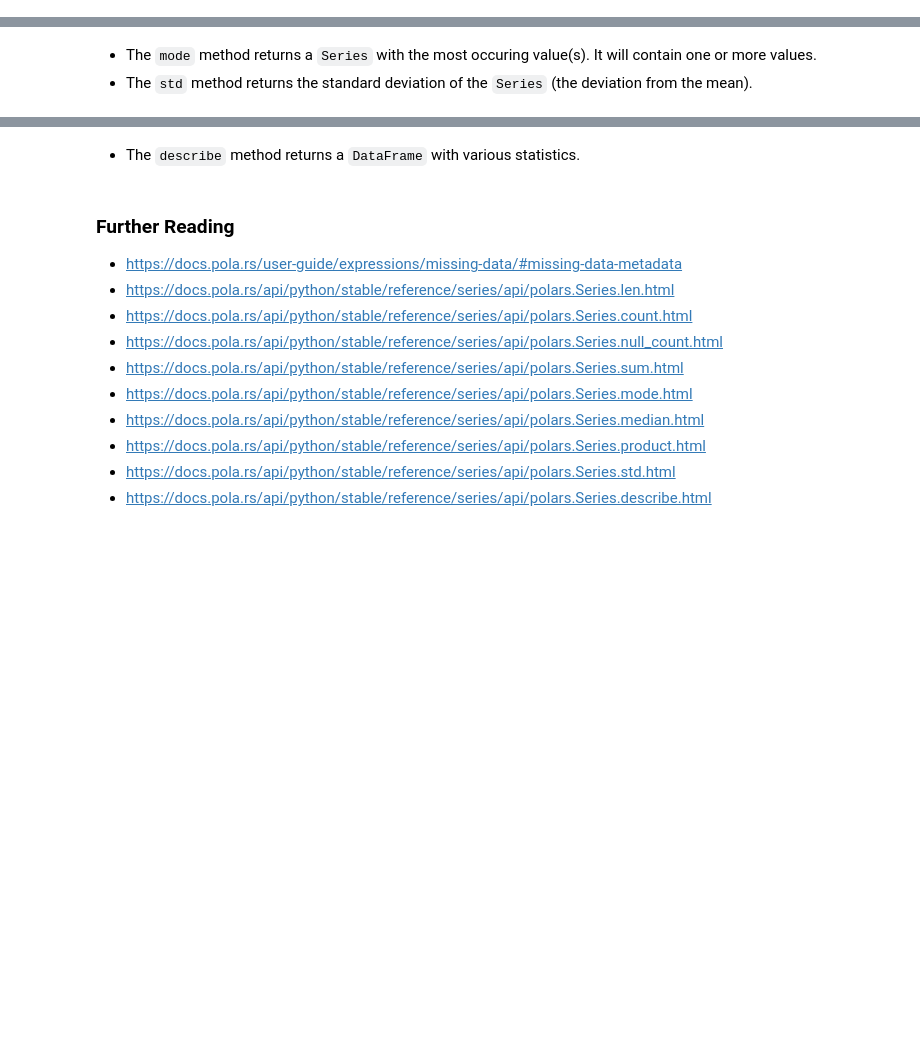
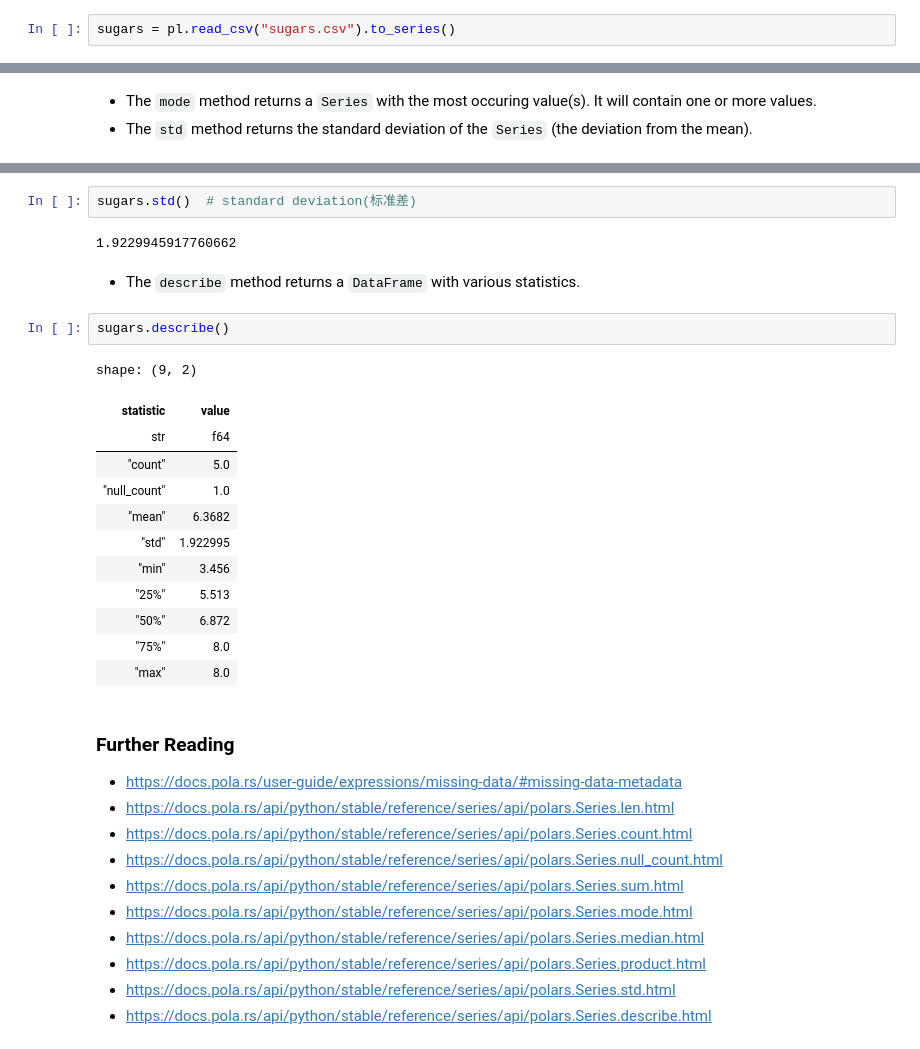
Before and after one commit to yaowenqiang/Data-Analysis-with-Polars-and-Python, a Jupyter notebook: incomplete/03 - Series.ipynb, the cells around one changed output, grey strips where cells are left out. Cells and saved outputs as stored; diff of their text form; blank space fills up the shorter version.

```diff
--- a/incomplete/03 - Series.ipynb
+++ b/incomplete/03 - Series.ipynb
@@ -190,3 +575,5 @@ Eloria,3,10,7
 
 - The `len` method returns the length of the `Series` (the number of rows). Polars will include `null` values.
 - The `count` method counts the number of non-null values.
+# %%
+sugars = pl.read_csv("sugars.csv").to_series()
@@ -207,5 +634,24 @@ Eloria,3,10,7
+# %%
+sugars.std()  # standard deviation(标准差)
+# %% [output]
+1.9229945917760662
 # %% [markdown]
 - The `describe` method returns a `DataFrame` with various statistics.
+# %%
+sugars.describe()
+# %% [output]
+shape: (9, 2)
+| statistic | value |
+| str | f64 |
+| "count" | 5.0 |
+| "null_count" | 1.0 |
+| "mean" | 6.3682 |
+| "std" | 1.922995 |
+| "min" | 3.456 |
+| "25%" | 5.513 |
+| "50%" | 6.872 |
+| "75%" | 8.0 |
+| "max" | 8.0 |
 # %% [markdown]
 ### Further Reading
 - https://docs.pola.rs/user-guide/expressions/missing-data/#missing-data-metadata
```
Also changed, not shown: parts of 60 cells of this notebook, 2 other files.
